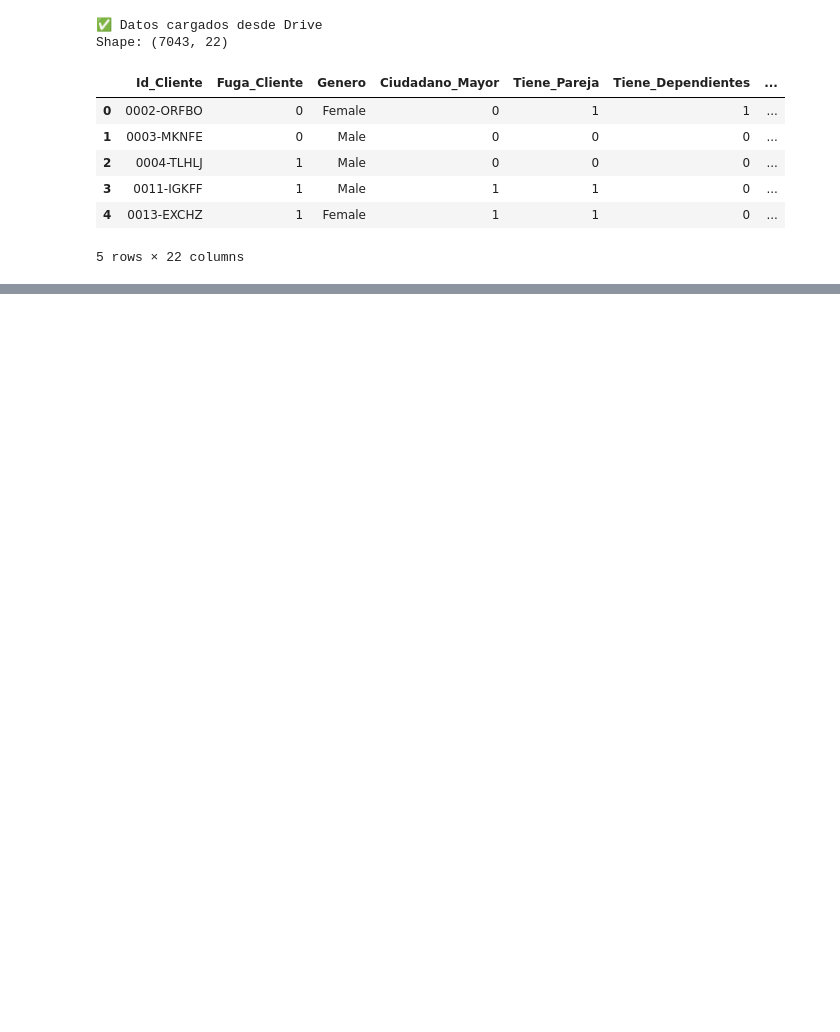
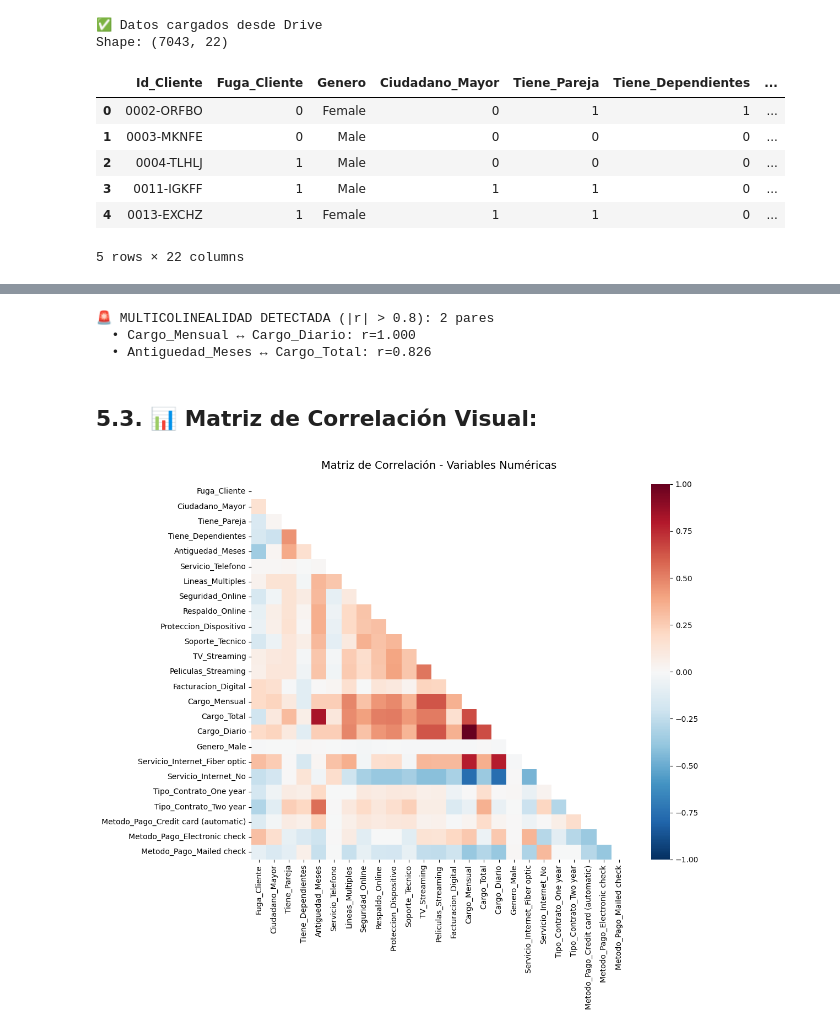
Before and after one commit to GuilleLondero/ML_challenge_one_DS_telecomX, a Jupyter notebook: Challenge_TelecomX2_ML.ipynb, the cells around one changed output, grey strips where cells are left out. Cells and saved outputs as stored; diff of their text form; code cells hidden in the pictures; blank space fills up the shorter version.

Commit message:
Elimación_columnas-Encoding-Features

```diff
--- a/Challenge_TelecomX2_ML.ipynb
+++ b/Challenge_TelecomX2_ML.ipynb
@@ -34,0 +88,10 @@ df_ml_inicial.head()
+# %%
+# Aplicar One-Hot Encoding
+print(f"\n⚡ APLICANDO ONE-HOT ENCODING...")
+print(f"Columnas antes del encoding: {df_ml.shape[1]}")
+
+# Crear dataset con encoding
+df_encoded = pd.get_dummies(df_ml, columns=categoricas, drop_first=True, dtype=int)
+
+print(f"Columnas después del encoding: {df_encoded.shape[1]}")
+print(f"Nuevas columnas creadas: {df_encoded.shape[1] - df_ml.shape[1]}")
@@ -34,0 +124,9 @@ df_ml_inicial.head()
+# %%
+# Verificar estructura final
+print(f"\n✅ ENCODING COMPLETADO:")
+print(f"Dataset final: {df_encoded.shape[0]} filas × {df_encoded.shape[1]} columnas")
+print(f"Target 'Fuga_Cliente' preservado: {'Fuga_Cliente' in df_encoded.columns}")
+
+# Guardar resultado para los siguientes pasos
+df_ml_encoded = df_encoded.copy()
+print("🚀 Dataset listo para análisis de correlación")
@@ -34,0 +143,8 @@ df_ml_inicial.head()
+# %%
+# Calcular matriz de correlación
+correlation_matrix = df_ml_encoded.corr()
+
+# 1. CORRELACIÓN CON EL TARGET (Fuga_Cliente) ("Variable objetivo")
+target_correlations = correlation_matrix['Fuga_Cliente'].abs().sort_values(ascending=False)
+print("🎯 TOP 10 VARIABLES MÁS CORRELACIONADAS CON FUGA_Cliente:")
+print(target_correlations.head(10))
@@ -34,0 +167,39 @@ df_ml_inicial.head()
+# %%
+# 2. IDENTIFICAR MULTICOLINEALIDAD (variables entre sí)
+# Buscar correlaciones altas (>0.8) excluyendo diagonal
+mask_multicolinealidad = (correlation_matrix.abs() > 0.8) & (correlation_matrix != 1.0)
+multicolineales = []
+
+for i in range(len(correlation_matrix.columns)):
+    for j in range(i+1, len(correlation_matrix.columns)):
+        if mask_multicolinealidad.iloc[i, j]:
+            var1 = correlation_matrix.columns[i]
+            var2 = correlation_matrix.columns[j]
+            corr_value = correlation_matrix.iloc[i, j]
+            multicolineales.append((var1, var2, abs(corr_value)))
+
+print(f"\n🚨 MULTICOLINEALIDAD DETECTADA (|r| > 0.8): {len(multicolineales)} pares")
+for var1, var2, corr in sorted(multicolineales, key=lambda x: x[2], reverse=True):
+    print(f"  • {var1} ↔ {var2}: r={corr:.3f}")
+# %% [output]
+🚨 MULTICOLINEALIDAD DETECTADA (|r| > 0.8): 2 pares
+  • Cargo_Mensual ↔ Cargo_Diario: r=1.000
+  • Antiguedad_Meses ↔ Cargo_Total: r=0.826
+# %% [markdown]
+## **5.3. 📊 Matriz de Correlación Visual:**
+# %%
+# 3. VISUALIZACIÓN: Matriz de correlación
+plt.figure(figsize=(12, 10))
+mask = np.triu(np.ones_like(correlation_matrix, dtype=bool))  # Solo triángulo inferior
+sns.heatmap(correlation_matrix,
+            mask=mask,
+            annot=False,  # Sin números (sería muy pequeño)
+            cmap='RdBu_r',
+            center=0,
+            vmin=-1, vmax=1,
+            square=True)
+plt.title('Matriz de Correlación - Variables Numéricas', fontsize=14, pad=20)
+plt.tight_layout()
+plt.show()
+# %% [output]
+[figure, added]
```
Also changed, not shown: parts of 26 cells of this notebook.
